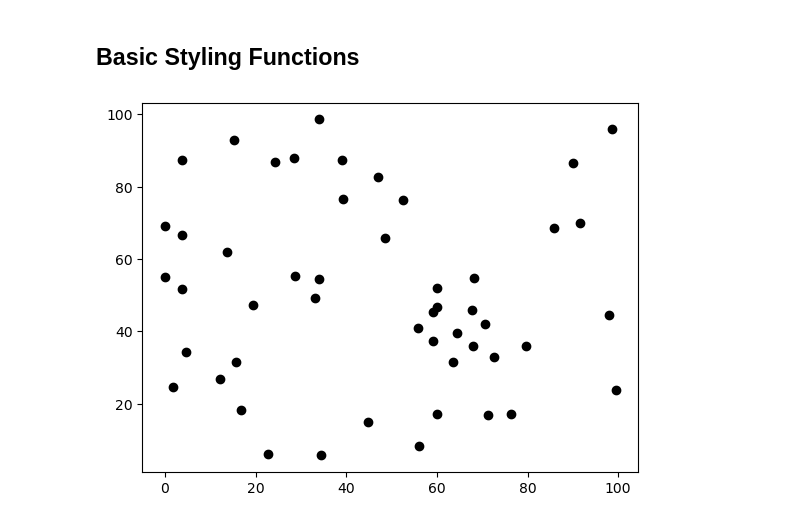
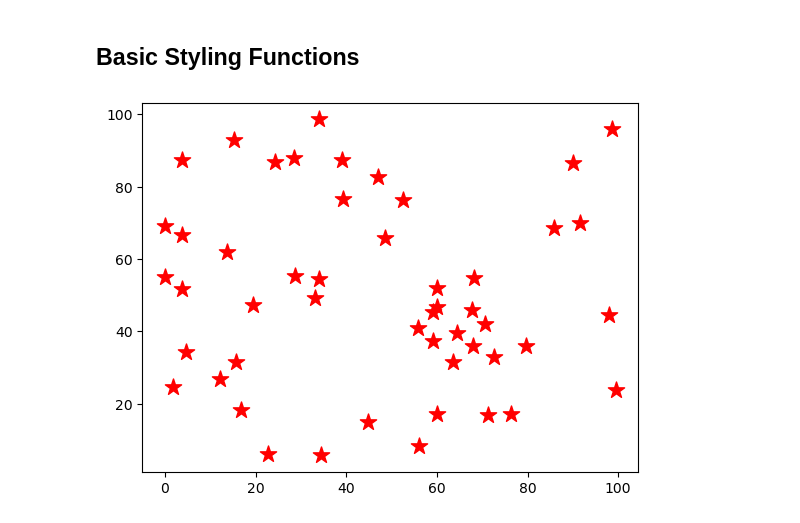
Before and after one commit to agordavidt/Data-Analytics_Course, a Jupyter notebook: python_data_analytics/matplotlib/02-matplotlib.ipynb, the cells around one changed output. Drawn from its saved outputs; the diff is of its cells as text; code cells hidden in the pictures.

```diff
--- a/python_data_analytics/matplotlib/02-matplotlib.ipynb
+++ b/python_data_analytics/matplotlib/02-matplotlib.ipynb
@@ -33,7 +14,11 @@ y_data = np.random.random(50) * 100
 # %% [markdown]
 ## Basic Styling Functions
-# %%
-plt.scatter(x_data, y_data, c='#000') #hex collors #000
-plt.show()
-# %% [output]
-[figure, removed]
+# %%
+# c  = colors
+# marker = type of points
+# s = size of markers
+# alpha = transperency
+plt.scatter(x_data, y_data, c='#f00', marker="*", s=150)
+plt.show()
+# %% [output]
+[figure, added]
```
Also changed, not shown: parts of 5 cells of this notebook.
